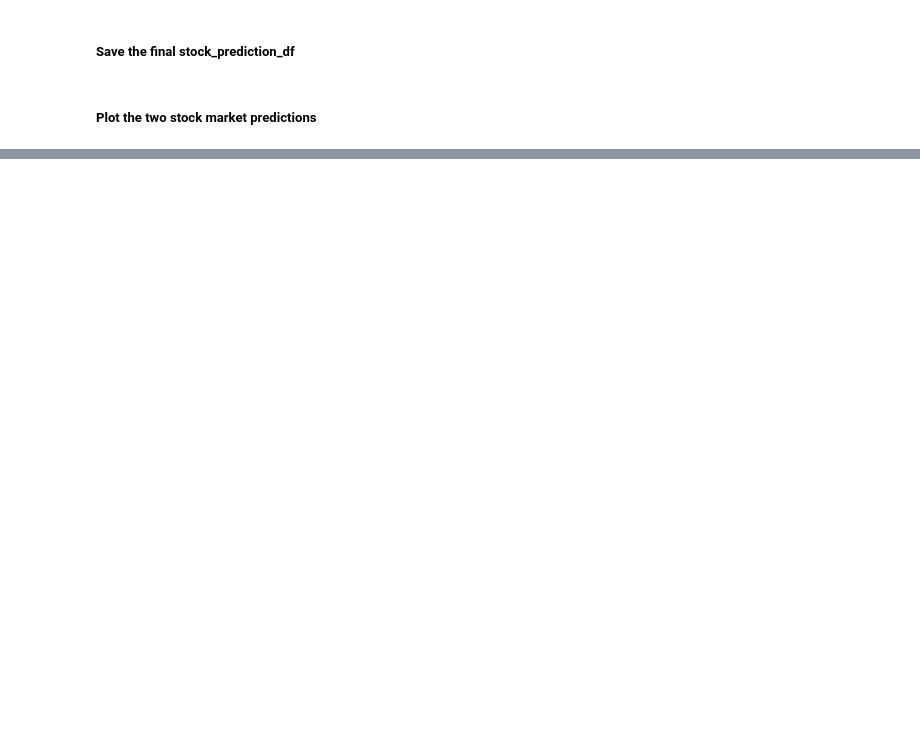
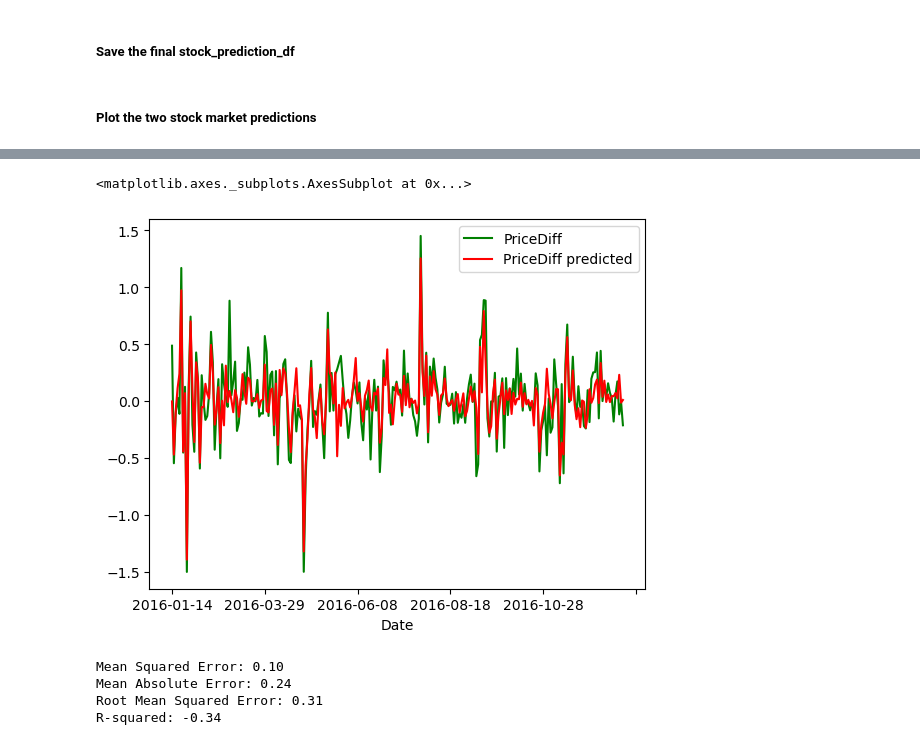
Before and after one commit to odemuno/IDL-finance-project, a Jupyter notebook: Code/Full_Pipeline.ipynb, the cells around one changed output, grey strips where cells are left out. Cells and saved outputs as stored; diff of their text form; code cells hidden in the pictures; blank space fills up the shorter version.

```diff
--- a/Code/Full_Pipeline.ipynb
+++ b/Code/Full_Pipeline.ipynb
@@ -702,0 +739,13 @@ stock_prediction_df.plot(x='Date', y='PriceDiff predicted',color='red',ax=ax)
+# %%
+#save the model to models/
+filename = 'models/mlp_model.sav'
+pickle.dump(mlp_model, open(filename, 'wb'))
+
+# load the model from models/
+mlp_model = pickle.load(open(filename, 'rb'))
+# %%
+y_pred_mlp= mlp_model.predict(X_test)
+y_pred_mlp_stock_X = mlp_model.predict(stock_X)
+# %%
+stock_prediction_df['PriceDiff predicted MLP'] = y_pred_mlp_stock_X
+display(stock_prediction_df.head())
@@ -702,0 +762,23 @@ stock_prediction_df.plot(x='Date', y='PriceDiff predicted',color='red',ax=ax)
+# %%
+import matplotlib.pyplot as plt
+ax = plt.gca()
+stock_prediction_df.plot(y='PriceDiff',color='green',ax=ax)
+stock_prediction_df.plot(y='PriceDiff predicted',color='red',ax=ax)
+# %% [output]
+<matplotlib.axes._subplots.AxesSubplot at 0x...>
+[figure, added]
+# %%
+# Evaluate the model
+mse = mean_squared_error(y_test, y_pred_mlp)
+mae = mean_absolute_error(y_test, y_pred_mlp)
+rmse = np.sqrt(mse)
+r2 = r2_score(y_test, y_pred_mlp)
+print(f'Mean Squared Error: {mse:.2f}')
+print(f'Mean Absolute Error: {mae:.2f}')
+print(f'Root Mean Squared Error: {rmse:.2f}')
+print(f'R-squared: {r2:.2f}')
+# %% [output]
+Mean Squared Error: 0.10
+Mean Absolute Error: 0.24
+Root Mean Squared Error: 0.31
+R-squared: -0.34
```
Also changed, not shown: parts of 15 cells of this notebook, 4 other files.
